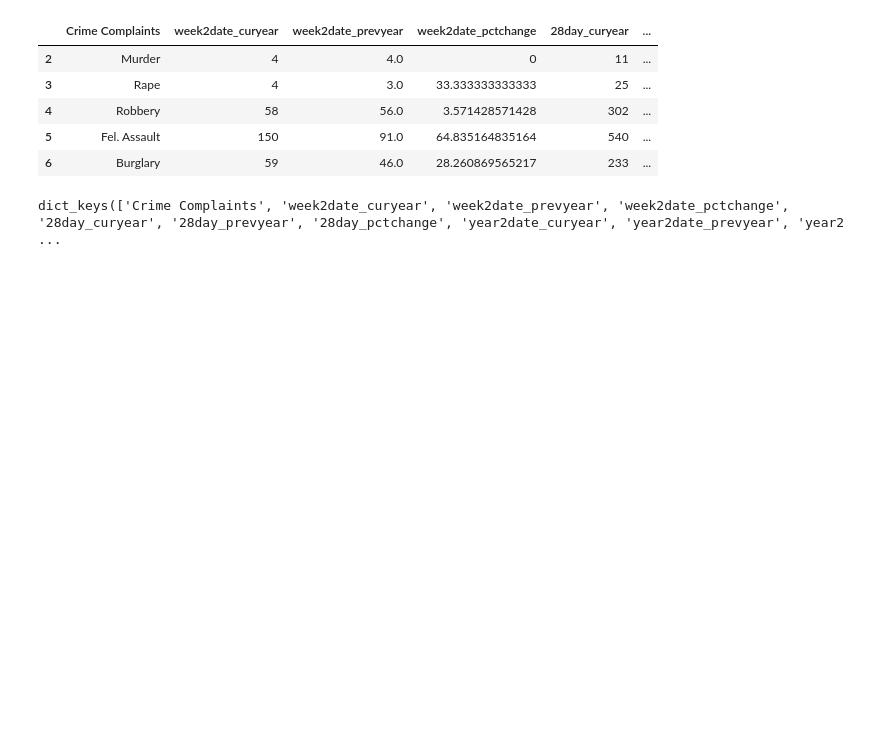
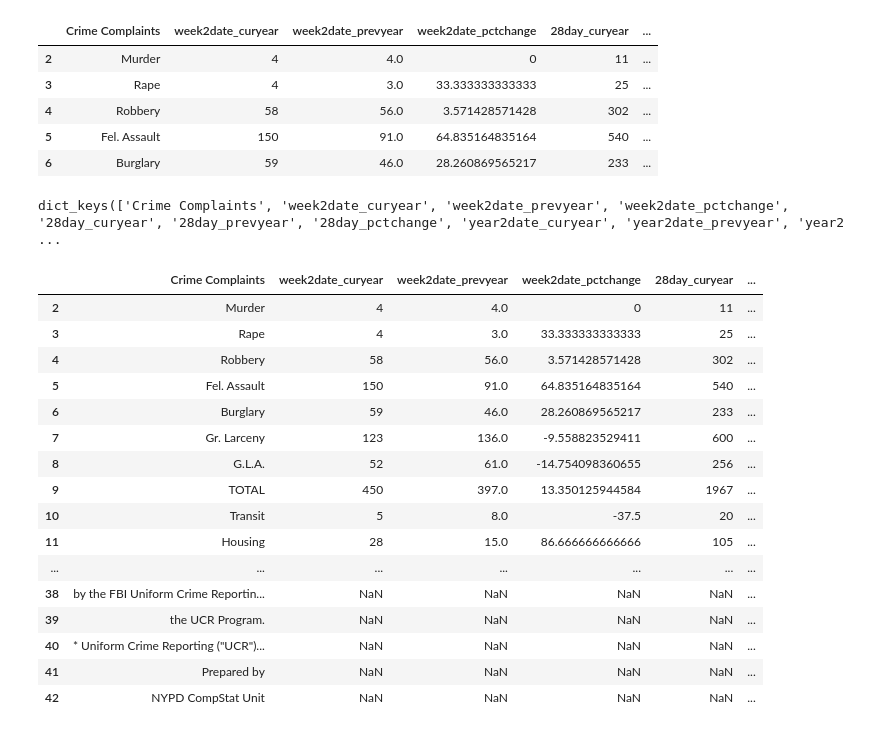
Before and after one commit to williamdarkocode/Postcode, a Jupyter notebook: SimplifiedGeoJson/simplify.ipynb, the cells around one changed output. Drawn from its saved outputs; the diff is of its cells as text; code cells hidden in the pictures; blank space fills up the shorter version.

```diff
--- a/SimplifiedGeoJson/simplify.ipynb
+++ b/SimplifiedGeoJson/simplify.ipynb
@@ -134,3 +134,23 @@ tempdict.keys()
 dict_keys(['Crime Complaints', 'week2date_curyear', 'week2date_prevyear', 'week2date_pctchange', '28day_curyear', '28day_prevyear', '28day_pctchange', 'year2date_curyear', 'year2date_prevyear', 'year2 ...
 # %%
 tempdf.to_json('../tempjson.json')
+# %%
+tempdf
+# %% [output]
+|  | Crime Complaints | week2date_curyear | week2date_prevyear | week2date_pctchange | 28day_curyear | ... |
+| 2 | Murder | 4 | 4.0 | 0 | 11 | ... |
+| 3 | Rape | 4 | 3.0 | 33.333333333333 | 25 | ... |
+| 4 | Robbery | 58 | 56.0 | 3.571428571428 | 302 | ... |
+| 5 | Fel. Assault | 150 | 91.0 | 64.835164835164 | 540 | ... |
+| 6 | Burglary | 59 | 46.0 | 28.260869565217 | 233 | ... |
+| 7 | Gr. Larceny | 123 | 136.0 | -9.558823529411 | 600 | ... |
+| 8 | G.L.A. | 52 | 61.0 | -14.754098360655 | 256 | ... |
+| 9 | TOTAL | 450 | 397.0 | 13.350125944584 | 1967 | ... |
+| 10 | Transit | 5 | 8.0 | -37.5 | 20 | ... |
+| 11 | Housing | 28 | 15.0 | 86.666666666666 | 105 | ... |
+| ... | ... | ... | ... | ... | ... | ... |
+| 38 | by the FBI Uniform Crime Reportin... | NaN | NaN | NaN | NaN | ... |
+| 39 | the UCR Program. | NaN | NaN | NaN | NaN | ... |
+| 40 | * Uniform Crime Reporting ("UCR")... | NaN | NaN | NaN | NaN | ... |
+| 41 | Prepared by | NaN | NaN | NaN | NaN | ... |
+| 42 | NYPD CompStat Unit | NaN | NaN | NaN | NaN | ... |
```
Also changed, not shown: 13 other files.
